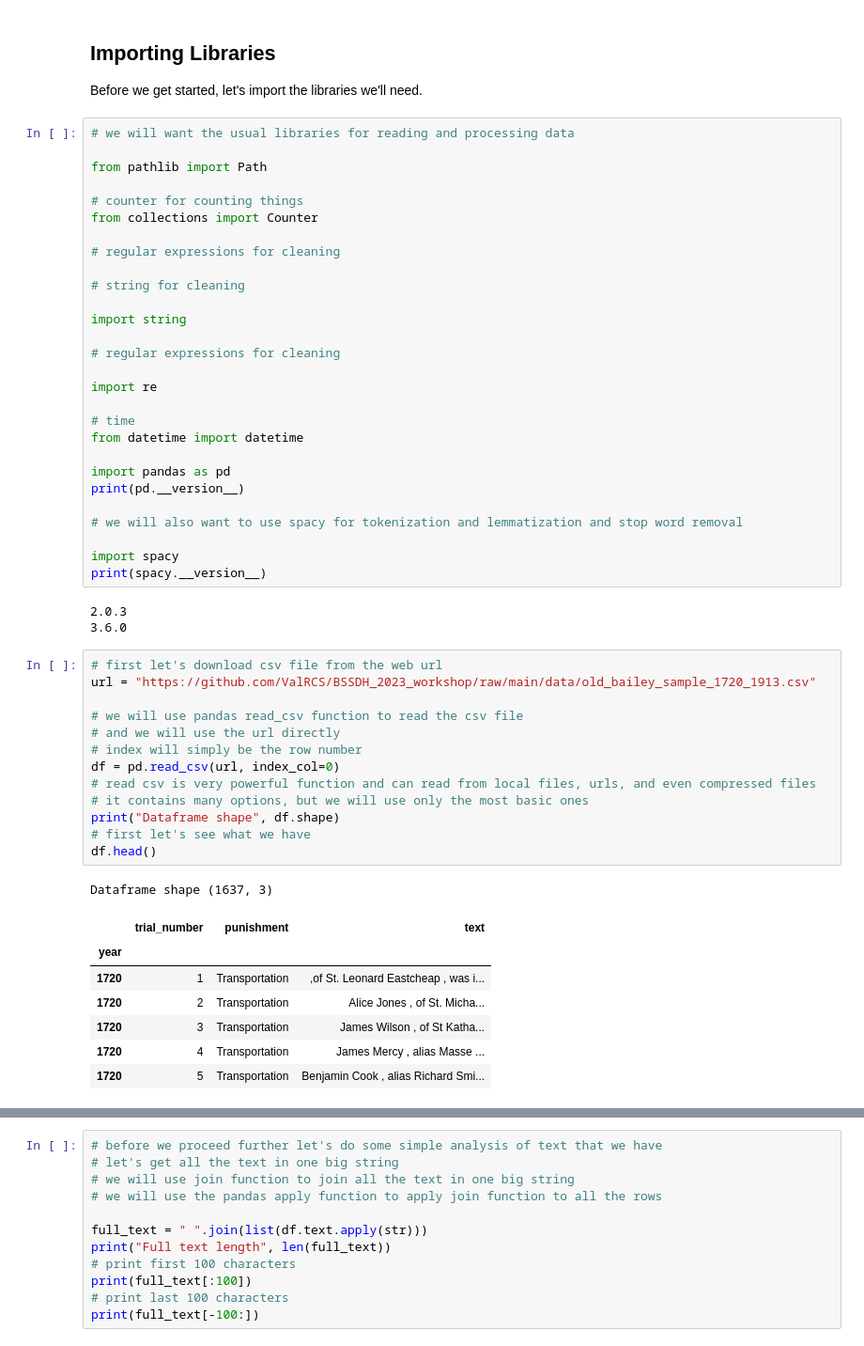
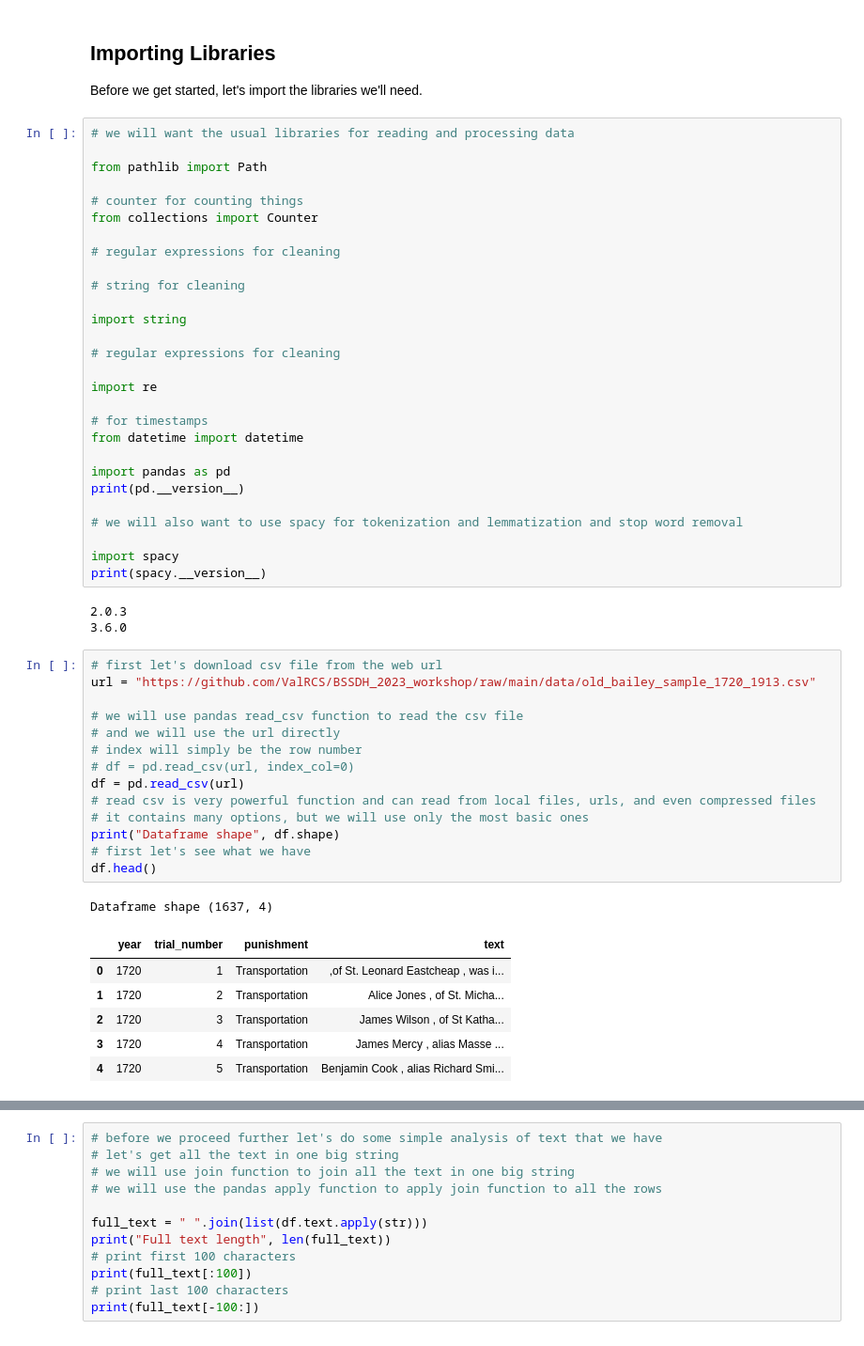
Before and after one commit to ValRCS/BSSDH_2023_workshop, a Jupyter notebook: notebooks/day1_part2_processing.ipynb, the cells around one changed output, grey strips where cells are left out. Shown at 94% size. Cells and saved outputs as stored; diff of their text form.

```diff
--- a/notebooks/day1_part2_processing.ipynb
+++ b/notebooks/day1_part2_processing.ipynb
@@ -26,7 +26,7 @@ import string
 
 import re
 
-# time
+# for timestamps
 from datetime import datetime
 
 import pandas as pd
@@ -42,22 +42,22 @@ print(spacy.__version__)
 # %%
 # first let's download csv file from the web url
 url = "https://github.com/ValRCS/BSSDH_2023_workshop/raw/main/data/old_bailey_sample_1720_1913.csv"
 
 # we will use pandas read_csv function to read the csv file
 # and we will use the url directly
 # index will simply be the row number
-df = pd.read_csv(url, index_col=0)
+# df = pd.read_csv(url, index_col=0)
+df = pd.read_csv(url)
 # read csv is very powerful function and can read from local files, urls, and even compressed files
 # it contains many options, but we will use only the most basic ones
 print("Dataframe shape", df.shape)
 # first let's see what we have
 df.head()
 # %% [output]
-Dataframe shape (1637, 3)
+Dataframe shape (1637, 4)
-|  | trial_number | punishment | text |
-| year |  |  |  |
-| 1720 | 1 | Transportation | ,of St. Leonard Eastcheap , was i... |
-| 1720 | 2 | Transportation | Alice Jones , of St. Micha... |
-| 1720 | 3 | Transportation | James Wilson , of St Katha... |
-| 1720 | 4 | Transportation | James Mercy , alias Masse ... |
-| 1720 | 5 | Transportation | Benjamin Cook , alias Richard Smi... |
+|  | year | trial_number | punishment | text |
+| 0 | 1720 | 1 | Transportation | ,of St. Leonard Eastcheap , was i... |
+| 1 | 1720 | 2 | Transportation | Alice Jones , of St. Micha... |
+| 2 | 1720 | 3 | Transportation | James Wilson , of St Katha... |
+| 3 | 1720 | 4 | Transportation | James Mercy , alias Masse ... |
+| 4 | 1720 | 5 | Transportation | Benjamin Cook , alias Richard Smi... |
```
Also changed, not shown: parts of 33 cells of this notebook, 2 other files.
